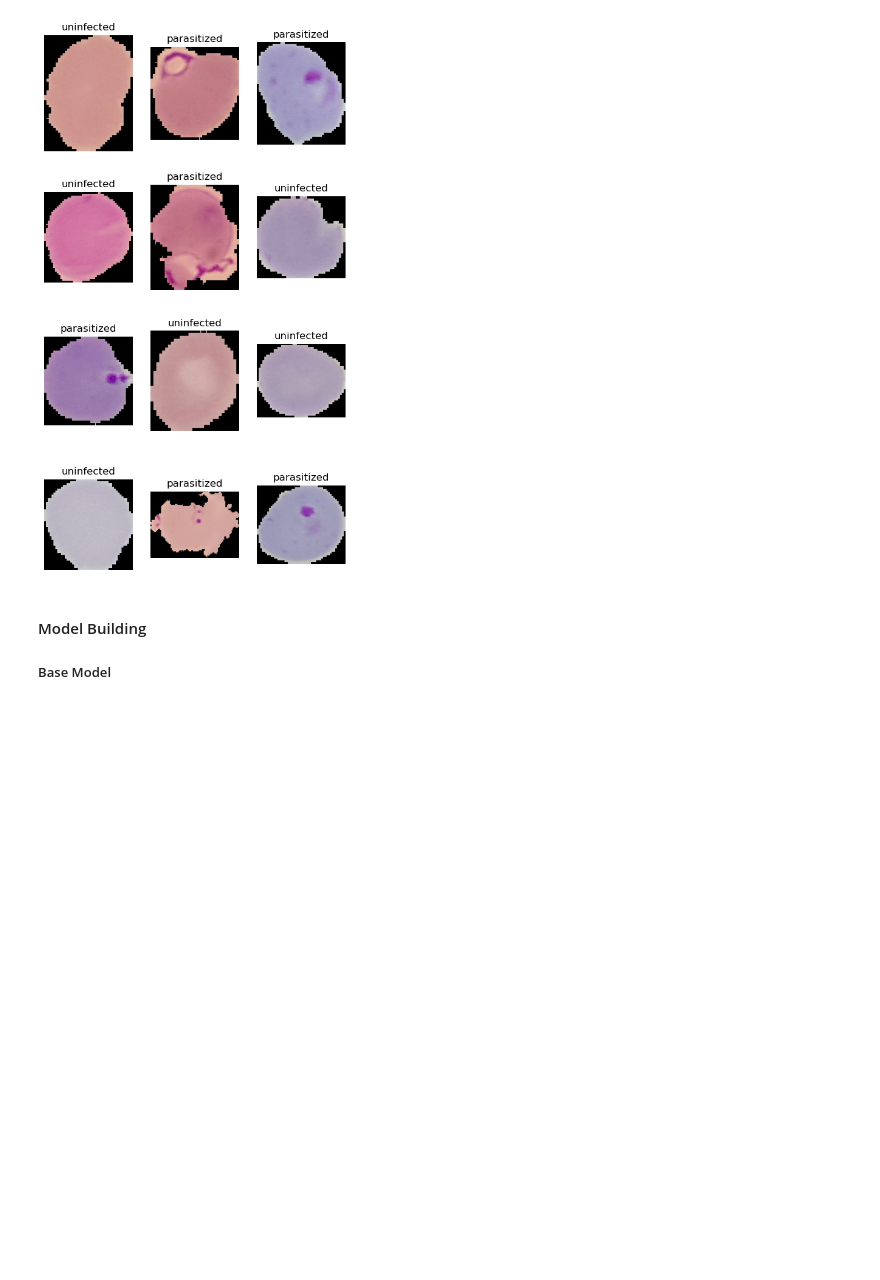
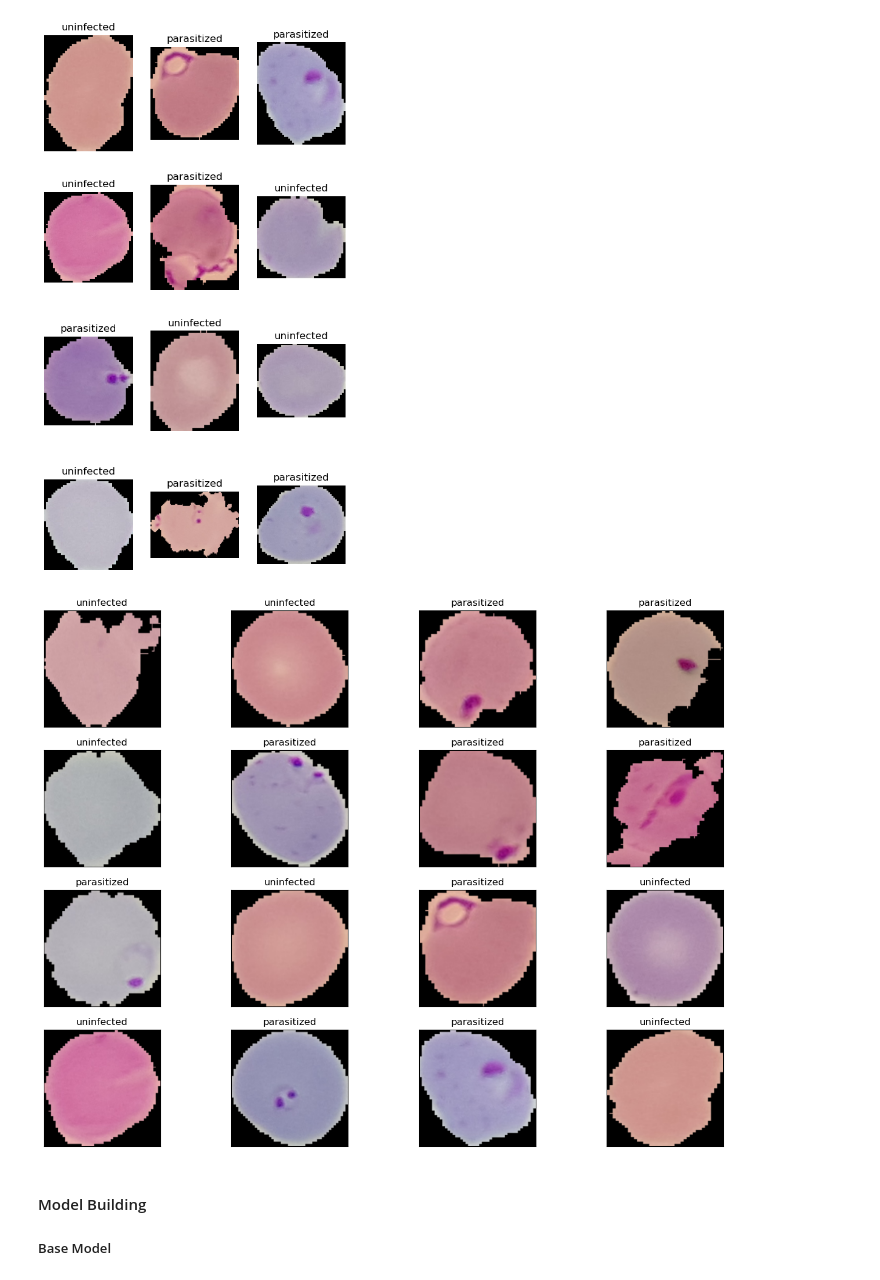
Before and after one commit to atienosonia/CEMA-Africa, a Jupyter notebook: notebooks/model_training.ipynb, the cells around one changed output. Saved outputs shown, nothing was run; the diff lists cells and outputs as text; code cells hidden in the pictures; blank space fills up the shorter version.

Commit message:
add image

```diff
--- a/notebooks/model_training.ipynb
+++ b/notebooks/model_training.ipynb
@@ -156,6 +156,24 @@ test_df = test_df.map(image_preprocessing)
 train_df = train_df.shuffle(buffer_size=8, reshuffle_each_iteration=True).batch(32).prefetch(tf.data.AUTOTUNE)
 validation_df = validation_df.shuffle(buffer_size=8, reshuffle_each_iteration=True).batch(32).prefetch(tf.data.AUTOTUNE)
 test_df = test_df.batch(1)
+# %%
+# preview images after preprocessing
+mage, label = next(iter(train_df))
+df_names = df_info.features["label"].names
+
+plt.figure(figsize= (16,12))
+
+for i in range(16):
+    ax = plt.subplot(4,4,i+1)
+    ax.set_xticks([])
+    ax.set_yticks([])
+    plt.imshow(image[i])
+    if label[i]:
+        plt.title(df_names[1])
+    else:
+        plt.title(df_names[0])
+# %% [output]
+[figure, added]
 # %% [markdown]
 #### Model Building
 ##### Base Model
```
